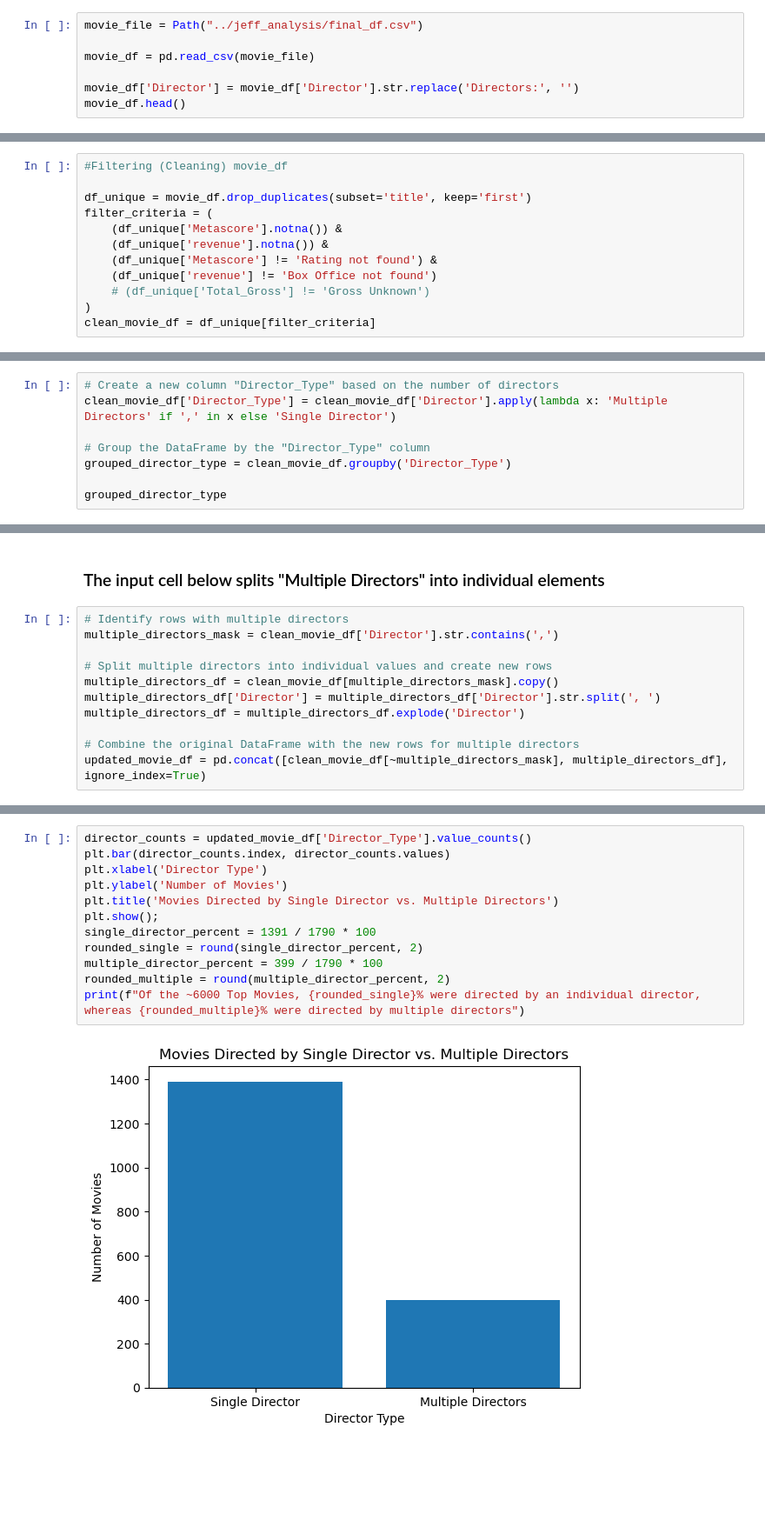
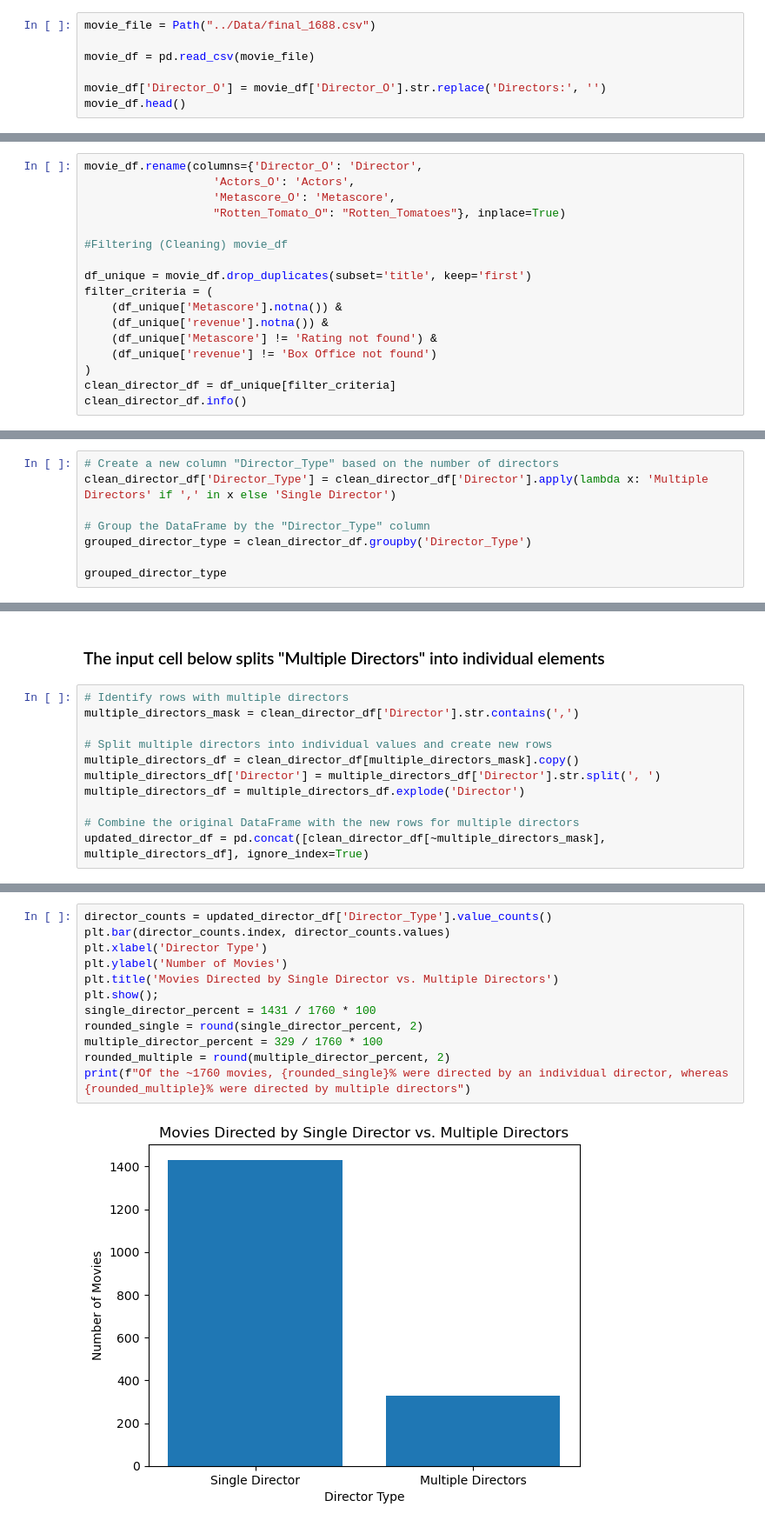
Before and after one commit to jvwastaken/Blockbuster-Breakdown, a Jupyter notebook: JV_Analysis/director_datatset.ipynb, the cells around one changed output, grey strips where cells are left out. Shown at 87% size. Cells and saved outputs as stored; diff of their text form; blank space fills up the shorter version.

```diff
--- a/JV_Analysis/director_datatset.ipynb
+++ b/JV_Analysis/director_datatset.ipynb
@@ -7,8 +10,8 @@ import numpy as np
 # %%
-movie_file = Path("../jeff_analysis/final_df.csv")
+movie_file = Path("../Data/final_1688.csv")
 
 movie_df = pd.read_csv(movie_file)
 
-movie_df['Director'] = movie_df['Director'].str.replace('Directors:', '')
+movie_df['Director_O'] = movie_df['Director_O'].str.replace('Directors:', '')
 movie_df.head()
 # %% [output]
@@ -21,4 +24,9 @@ movie_df.head()
 # %%
+movie_df.rename(columns={'Director_O': 'Director',
+                   'Actors_O': 'Actors',
+                   'Metascore_O': 'Metascore',
+                   "Rotten_Tomato_O": "Rotten_Tomatoes"}, inplace=True)
+
 #Filtering (Cleaning) movie_df
 
 df_unique = movie_df.drop_duplicates(subset='title', keep='first')
@@ -27,6 +35,6 @@ filter_criteria = (
     (df_unique['revenue'].notna()) &
     (df_unique['Metascore'] != 'Rating not found') &
     (df_unique['revenue'] != 'Box Office not found')
-    # (df_unique['Total_Gross'] != 'Gross Unknown')
 )
-clean_movie_df = df_unique[filter_criteria]
+clean_director_df = df_unique[filter_criteria]
+clean_director_df.info()
@@ -34,10 +60,10 @@ clean_movie_df = df_unique[filter_criteria]
 ### The input cell below groups the data by "Single Director" and "Multiple Directors"
 # %%
 # Create a new column "Director_Type" based on the number of directors
-clean_movie_df['Director_Type'] = clean_movie_df['Director'].apply(lambda x: 'Multiple Directors' if ',' in x else 'Single Director')
+clean_director_df['Director_Type'] = clean_director_df['Director'].apply(lambda x: 'Multiple Directors' if ',' in x else 'Single Director')
 
 # Group the DataFrame by the "Director_Type" column
-grouped_director_type = clean_movie_df.groupby('Director_Type')
+grouped_director_type = clean_director_df.groupby('Director_Type')
 
 grouped_director_type
 # %% [output]
@@ -46,13 +72,13 @@ grouped_director_type
 ### The input cell below splits "Multiple Directors" into individual elements
 # %%
 # Identify rows with multiple directors
-multiple_directors_mask = clean_movie_df['Director'].str.contains(',')
+multiple_directors_mask = clean_director_df['Director'].str.contains(',')
 
 # Split multiple directors into individual values and create new rows
-multiple_directors_df = clean_movie_df[multiple_directors_mask].copy()
+multiple_directors_df = clean_director_df[multiple_directors_mask].copy()
 multiple_directors_df['Director'] = multiple_directors_df['Director'].str.split(', ')
 multiple_directors_df = multiple_directors_df.explode('Director')
 
 # Combine the original DataFrame with the new rows for multiple directors
-updated_movie_df = pd.concat([clean_movie_df[~multiple_directors_mask], multiple_directors_df], ignore_index=True)
+updated_director_df = pd.concat([clean_director_df[~multiple_directors_mask], multiple_directors_df], ignore_index=True)
 # %%
@@ -66,14 +89,14 @@ Name: count, dtype: int64
 # %%
-director_counts = updated_movie_df['Director_Type'].value_counts()
+director_counts = updated_director_df['Director_Type'].value_counts()
 plt.bar(director_counts.index, director_counts.values)
 plt.xlabel('Director Type')
 plt.ylabel('Number of Movies')
 plt.title('Movies Directed by Single Director vs. Multiple Directors')
 plt.show();
-single_director_percent = 1391 / 1790 * 100
+single_director_percent = 1431 / 1760 * 100
 rounded_single = round(single_director_percent, 2)
-multiple_director_percent = 399 / 1790 * 100
+multiple_director_percent = 329 / 1760 * 100
 rounded_multiple = round(multiple_director_percent, 2)
-print(f"Of the ~6000 Top Movies, {rounded_single}% were directed by an individual director, whereas {rounded_multiple}% were directed by multiple directors")
+print(f"Of the ~1760 movies, {rounded_single}% were directed by an individual director, whereas {rounded_multiple}% were directed by multiple directors")
 # %% [output]
-[figure, old version]
+[figure, new version]
```
Also changed, not shown: parts of 16 cells of this notebook.
